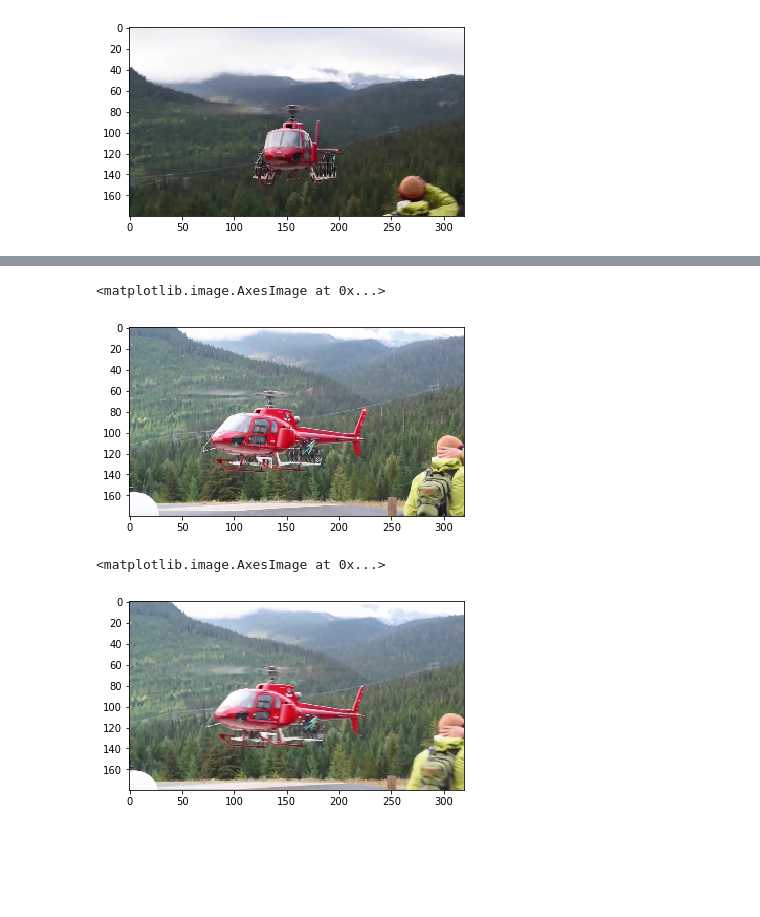
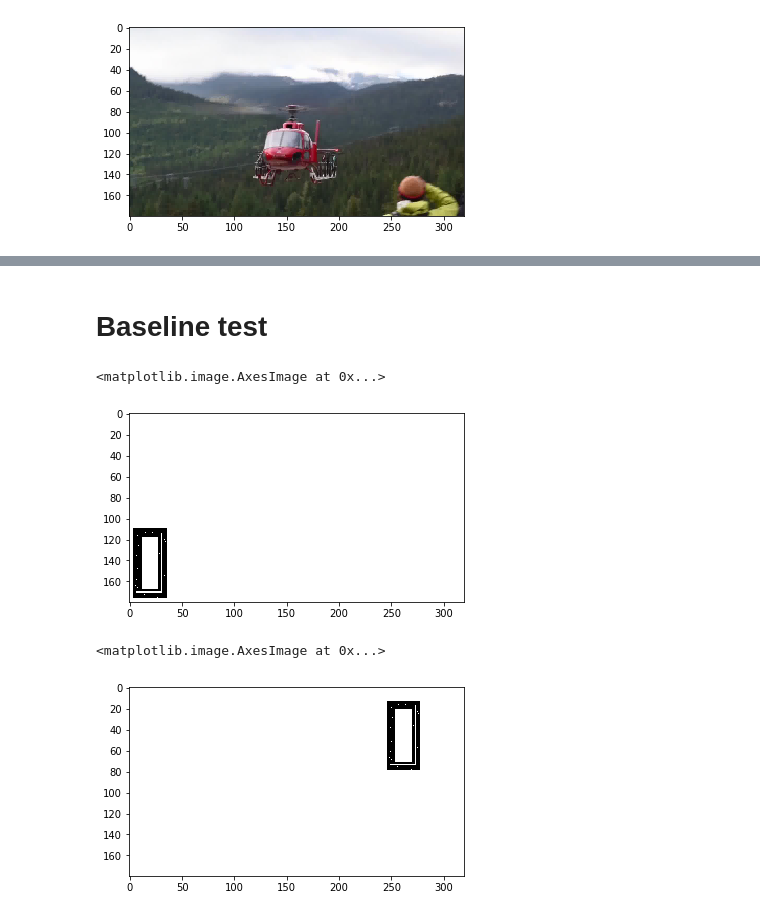
Before and after one commit to OlehLuk/ucu-cv-hw2, a Jupyter notebook: part2/src/PatchMatch_RGB.ipynb, the cells around one changed output, grey strips where cells are left out. Cells and saved outputs as stored; diff of their text form; code cells hidden in the pictures; blank space fills up the shorter version.

```diff
--- a/part2/src/PatchMatch_RGB.ipynb
+++ b/part2/src/PatchMatch_RGB.ipynb
@@ -218,12 +220,17 @@ plt.imshow(dy, cmap="gray")
+# %% [markdown]
+# Baseline test
+# %%
+try_1 = cv2.cvtColor(cv2.imread("./1.png"), cv2.COLOR_BGR2RGB)
+try_5 = cv2.cvtColor(cv2.imread("./2.png"), cv2.COLOR_BGR2RGB)
 # %%
-plt.imshow(frame_1)
+plt.imshow(try_1)
 # %% [output]
 <matplotlib.image.AxesImage at 0x...>
-[figure, old version]
+[figure, new version]
 # %%
-plt.imshow(frame_5)
+plt.imshow(try_5)
 # %% [output]
 <matplotlib.image.AxesImage at 0x...>
-[figure, old version]
+[figure, new version]
 # %%
 %%time
```
Also changed, not shown: parts of 18 cells of this notebook, 4 other files.
